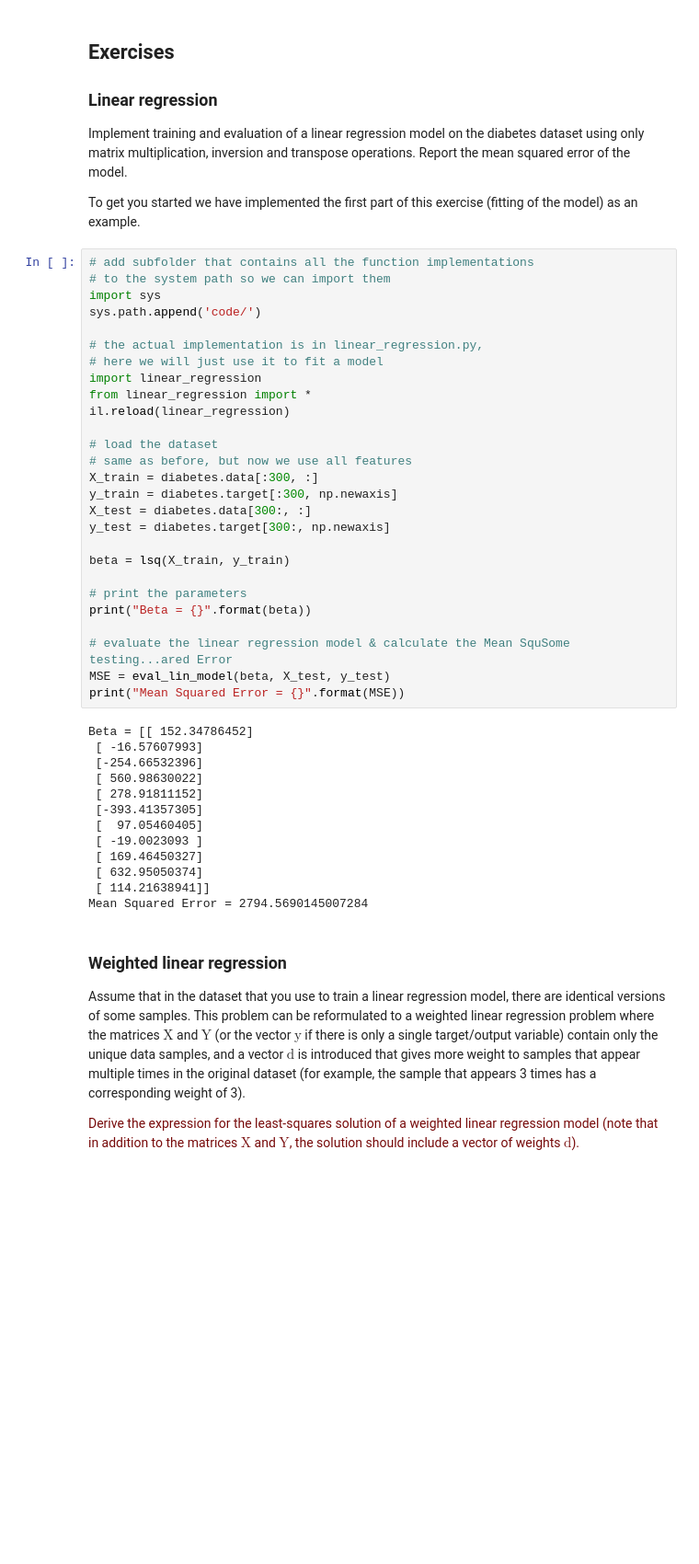
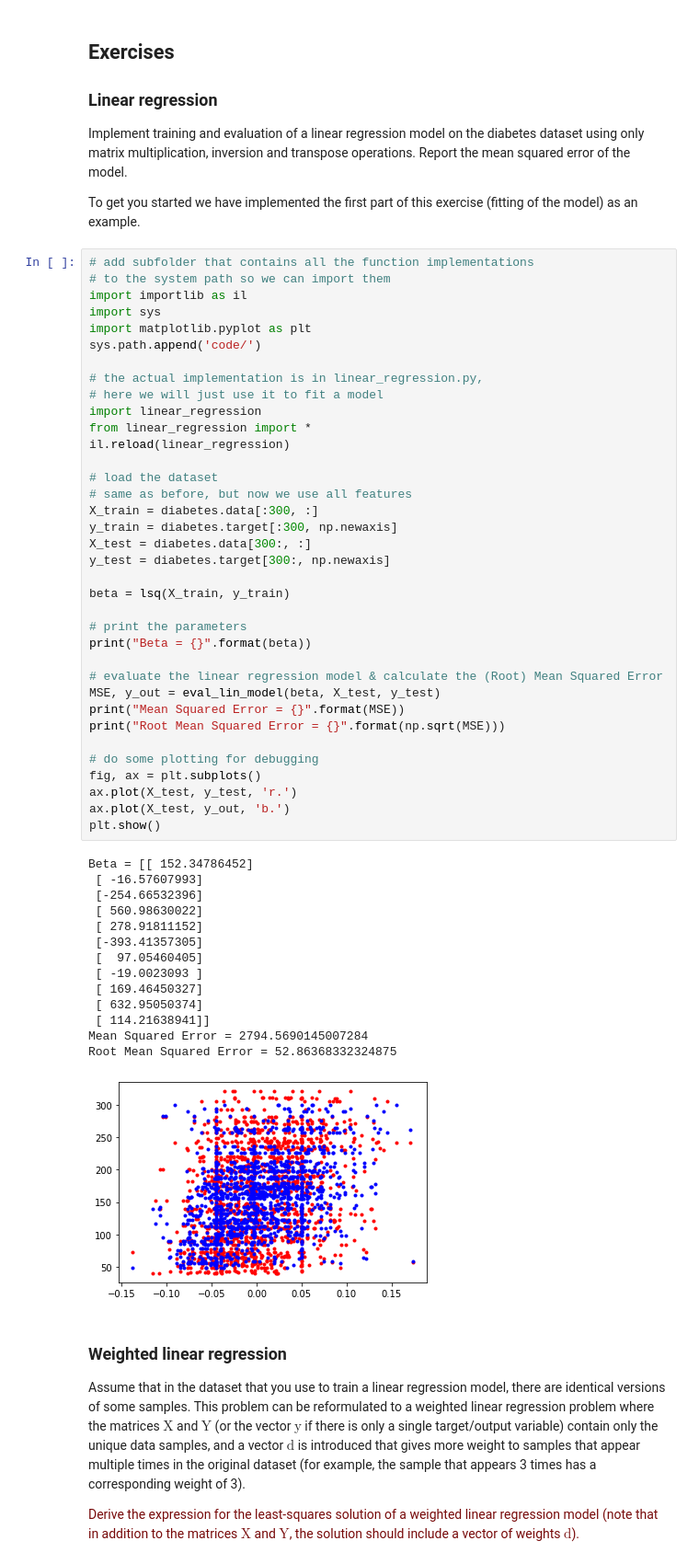
Before and after one commit to tdewaard/8dm40-machine-learning, a Jupyter notebook: practicals/week_1.ipynb, the cells around one changed output. Shown: that part at 92% size. Drawn from its saved outputs; the diff is of its cells as text; blank space fills up the shorter version.

```diff
--- a/practicals/week_1.ipynb
+++ b/practicals/week_1.ipynb
@@ -110,7 +109,9 @@ To get you started we have implemented the first part of this exercise (fitting
 # %%
 # add subfolder that contains all the function implementations
 # to the system path so we can import them
+import importlib as il
 import sys
+import matplotlib.pyplot as plt
 sys.path.append('code/')
 
 # the actual implementation is in linear_regression.py,
@@ -118,35 +119,44 @@ sys.path.append('code/')
 import linear_regression
 from linear_regression import *
 il.reload(linear_regression)
 
 # load the dataset
 # same as before, but now we use all features
 X_train = diabetes.data[:300, :]
 y_train = diabetes.target[:300, np.newaxis]
 X_test = diabetes.data[300:, :]
 y_test = diabetes.target[300:, np.newaxis]
 
 beta = lsq(X_train, y_train)
 
 # print the parameters
 print("Beta = {}".format(beta))
 
-# evaluate the linear regression model & calculate the Mean SquSome testing...ared Error
-MSE = eval_lin_model(beta, X_test, y_test)
+# evaluate the linear regression model & calculate the (Root) Mean Squared Error
+MSE, y_out = eval_lin_model(beta, X_test, y_test)
 print("Mean Squared Error = {}".format(MSE))
+print("Root Mean Squared Error = {}".format(np.sqrt(MSE)))
+
+# do some plotting for debugging
+fig, ax = plt.subplots()
+ax.plot(X_test, y_test, 'r.')
+ax.plot(X_test, y_out, 'b.')
+plt.show()
 # %% [output]
 Beta = [[ 152.34786452]
  [ -16.57607993]
  [-254.66532396]
  [ 560.98630022]
  [ 278.91811152]
  [-393.41357305]
  [  97.05460405]
  [ -19.0023093 ]
  [ 169.46450327]
  [ 632.95050374]
  [ 114.21638941]]
 Mean Squared Error = 2794.5690145007284
+Root Mean Squared Error = 52.86368332324875
+[figure, added]
 # %% [markdown]
 ### Weighted linear regression
 
```
Also changed, not shown: parts of 3 cells of this notebook, 1 other file.
